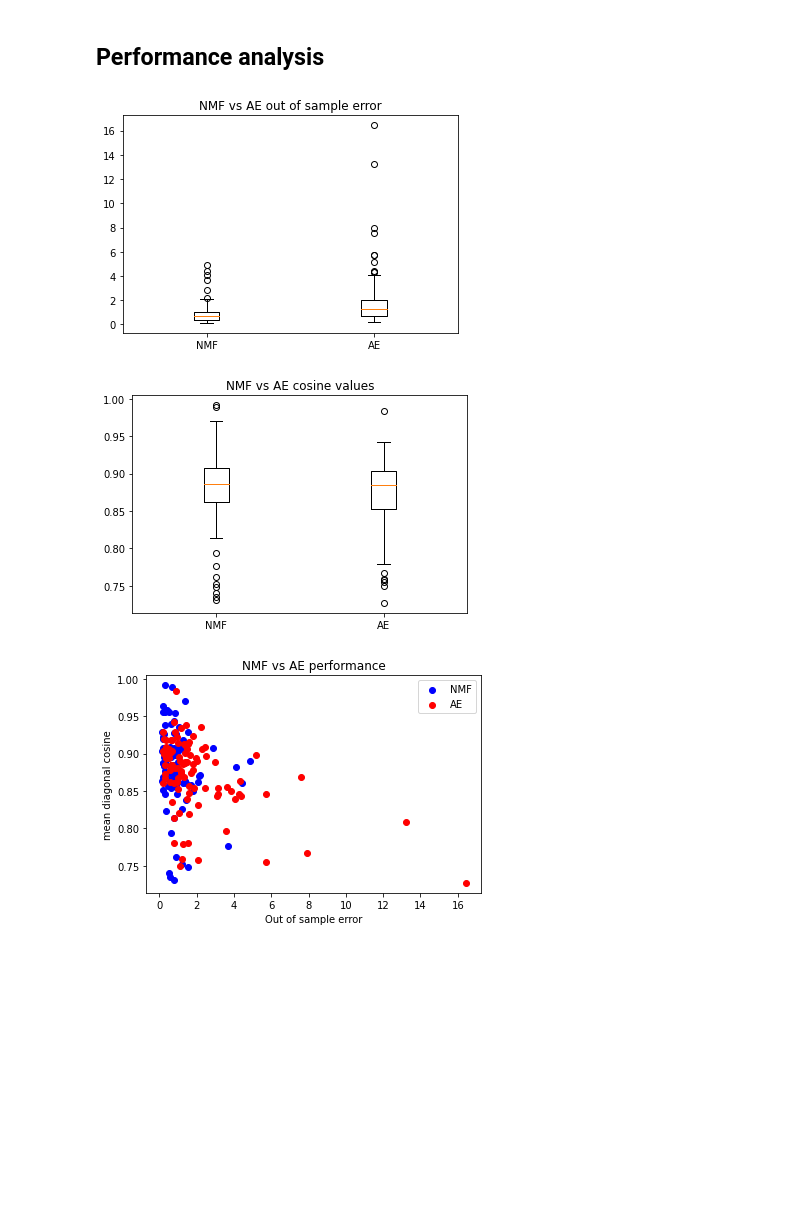
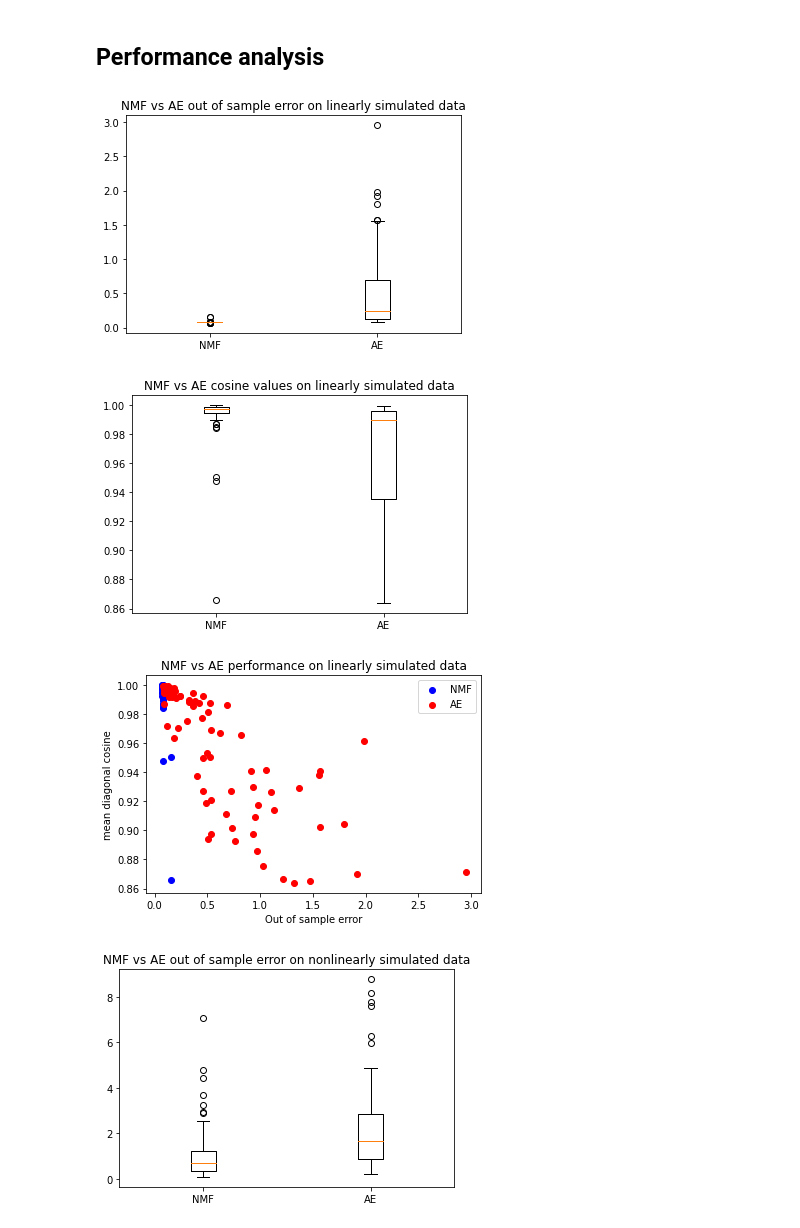
Before and after one commit to CLINDA-AAU/AAUtoSig, a Jupyter notebook: out_error_non_linear.ipynb, the cells around one changed output. Saved outputs shown, nothing was run; the diff lists cells and outputs as text; code cells hidden in the pictures; blank space fills up the shorter version.

```diff
--- a/out_error_non_linear.ipynb
+++ b/out_error_non_linear.ipynb
@@ -114,20 +56,74 @@ result.columns = ["cosineNMF", "outNMF", "cosineAE", "outAE"]
+# %%
+def performance_analysis(npatients, nsigs):
+  mut_matrix_l, signatures_l, _ = simulate_counts(nsigs, npatients)
+  train_data_l, validation_data_l = split_data(mut_matrix_l.T, 0.8)
+  mut_matrix_nl, signatures_nl = simulate_mixedLittle(nsigs, npatients)
+  train_data_nl, validation_data_nl = split_data(mut_matrix_nl.T, 0.8)
+  mut_matrix_bnl, signatures_bnl = simulate_mixedBIG(nsigs, npatients)
+  train_data_bnl, validation_data_bnl = split_data(mut_matrix_bnl.T, 0.8)
+  return(out_errorNMF(train_data_l, validation_data_l, nsigs, signatures_l) +
+          out_error_deepNMF(train_data_l.T, validation_data_l.T, nsigs, signatures_l) +
+          out_errorNMF(train_data_nl, validation_data_nl, nsigs, signatures_nl) +
+          out_error_deepNMF(train_data_nl.T, validation_data_nl.T, nsigs, signatures_nl) +
+          out_errorNMF(train_data_bnl, validation_data_bnl, nsigs, signatures_bnl) +
+          out_error_deepNMF(train_data_bnl.T, validation_data_bnl.T, nsigs, signatures_bnl))
+asd = [performance_analysis(5000, 7) for _ in range(100)]
+result = pd.DataFrame(asd)
+result.columns = ["cosineNMF linear", "outNMF linear", "cosineAE linear", "outAE linear",
+                  "cosineNMF nonlinear", "outNMF nonlinear", "cosineAE nonlinear", "outAE nonlinear",
+                  "cosineNMF big nonlinear", "outNMF big nonlinear", "cosineAE big nonlinear", "outAE big nonlinear"]
 # %%
-plt.boxplot(result[['outNMF', 'outAE']], labels = ["NMF", "AE"])
-plt.title('NMF vs AE out of sample error')
+plt.boxplot(result[['outNMF linear', 'outAE linear']], labels = ["NMF", "AE"])
+plt.title('NMF vs AE out of sample error on linearly simulated data')
 plt.show()
 
-plt.boxplot(result[['cosineNMF', 'cosineAE']] ,labels = ["NMF", "AE"])
-plt.title('NMF vs AE cosine values')
+plt.boxplot(result[['cosineNMF linear', 'cosineAE linear']] ,labels = ["NMF", "AE"])
+plt.title('NMF vs AE cosine values on linearly simulated data')
 plt.show()
 
-plt.scatter(y = result['cosineNMF'], x = result['outNMF'], c = 'blue', label = 'NMF')
-plt.scatter(y = result['cosineAE'], x = result['outAE'], c = 'red', label = 'AE')
+plt.scatter(y = result['cosineNMF linear'], x = result['outNMF linear'], c = 'blue', label = 'NMF')
+plt.scatter(y = result['cosineAE linear'], x = result['outAE linear'], c = 'red', label = 'AE')
 plt.xlabel('Out of sample error')
 plt.ylabel('mean diagonal cosine')
-plt.title('NMF vs AE performance')
+plt.title('NMF vs AE performance on linearly simulated data')
 plt.legend()
 plt.show()
+
+
+plt.boxplot(result[['outNMF nonlinear', 'outAE nonlinear']], labels = ["NMF", "AE"])
+plt.title('NMF vs AE out of sample error on nonlinearly simulated data')
+plt.show()
+
+plt.boxplot(result[['cosineNMF nonlinear', 'cosineAE nonlinear']] ,labels = ["NMF", "AE"])
+plt.title('NMF vs AE cosine values on nonlinearly simulated data')
+plt.show()
+
+plt.scatter(y = result['cosineNMF nonlinear'], x = result['outNMF nonlinear'], c = 'blue', label = 'NMF')
+plt.scatter(y = result['cosineAE nonlinear'], x = result['outAE nonlinear'], c = 'red', label = 'AE')
+plt.xlabel('Out of sample error')
+plt.ylabel('mean diagonal cosine')
+plt.title('NMF vs AE performance on nonlinearly simulated data')
+plt.legend()
+plt.show()
+
+
+plt.boxplot(result[['outNMF big nonlinear', 'outAE big nonlinear']], labels = ["NMF", "AE"])
+plt.title('NMF vs AE out of sample error on big nonlinearly simulated data')
+plt.show()
+
+plt.boxplot(result[['cosineNMF big nonlinear', 'cosineAE big nonlinear']] ,labels = ["NMF", "AE"])
+plt.title('NMF vs AE cosine values on big nonlinearly simulated data')
+plt.show()
+
+plt.scatter(y = result['cosineNMF big nonlinear'], x = result['outNMF big nonlinear'], c = 'blue', label = 'NMF')
+plt.scatter(y = result['cosineAE big nonlinear'], x = result['outAE big nonlinear'], c = 'red', label = 'AE')
+plt.xlabel('Out of sample error')
+plt.ylabel('mean diagonal cosine')
+plt.title('NMF vs AE performance on big nonlinearly simulated data')
+plt.legend()
+plt.show()
 # %% [output]
-[figure, old version]
+[figure, new version]
-[figure, old version]
+[figure, new version]
-[figure, old version]
+[figure, new version]
+[figure, added]
```
Also changed, not shown: parts of 6 cells of this notebook, 2 other files.
